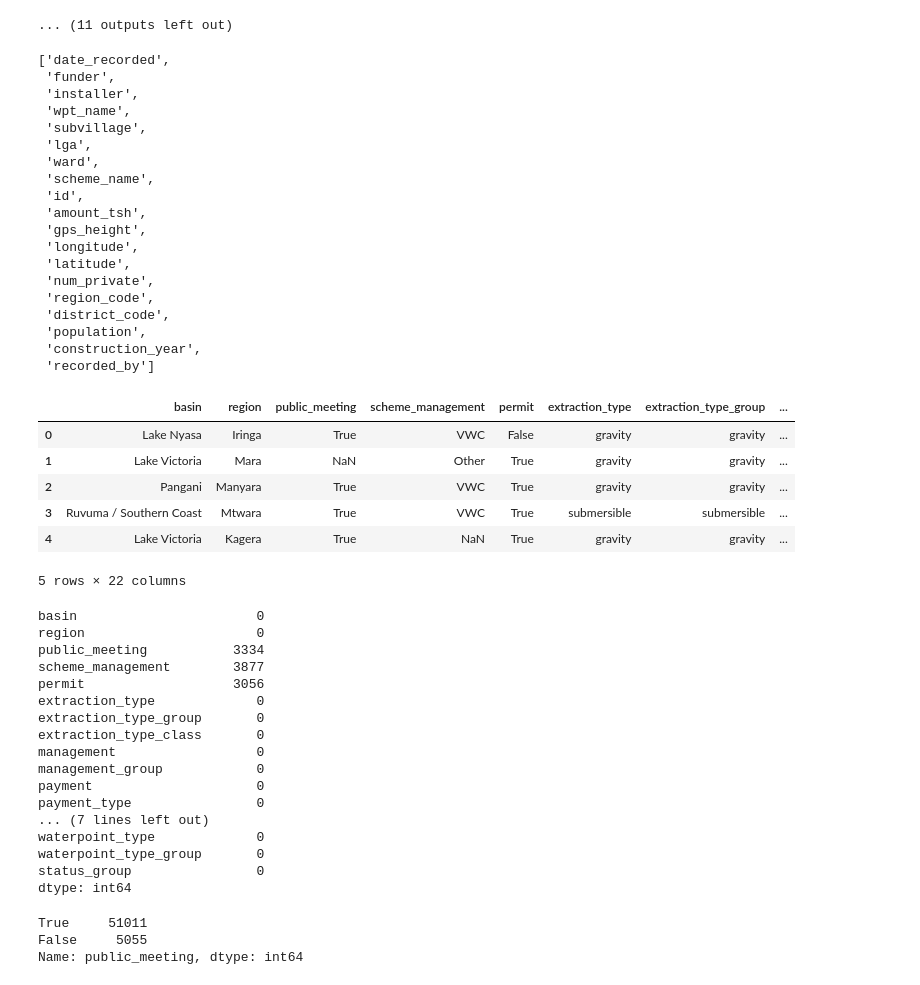
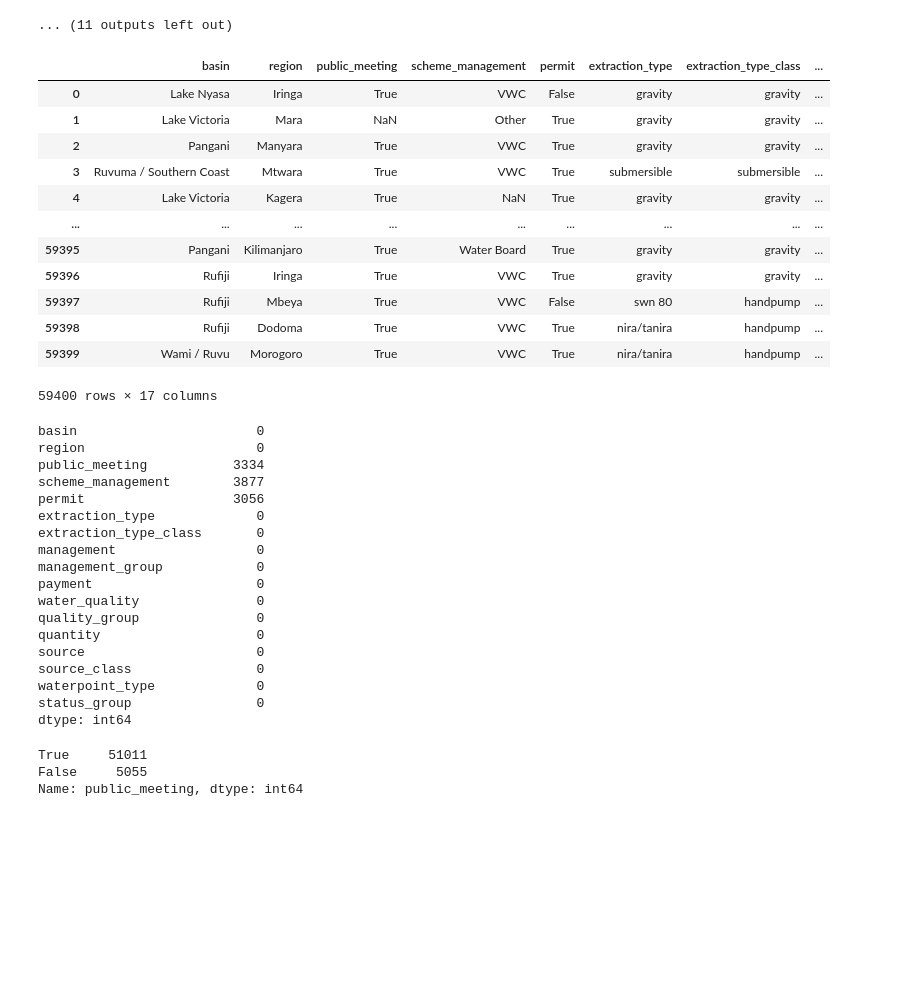
Before and after one commit to klsalcedo/tanzanian_water_wells, a Jupyter notebook: datacleaning.ipynb, the cells around one changed output. Cells and saved outputs as stored; diff of their text form; code cells hidden in the pictures; blank space fills up the shorter version.

```diff
--- a/datacleaning.ipynb
+++ b/datacleaning.ipynb
@@ -169,41 +175,28 @@ for column in categorical_var.columns:
 [figure]
 [figure]
 ... (11 outputs left out)
-# %%
-remove_.extend(continous_var)
-remove_.append('recorded_by')
-remove_
-# %% [output]
-['date_recorded',
- 'funder',
- 'installer',
- 'wpt_name',
- 'subvillage',
- 'lga',
- 'ward',
- 'scheme_name',
- 'id',
- 'amount_tsh',
- 'gps_height',
- 'longitude',
- 'latitude',
- 'num_private',
- 'region_code',
- 'district_code',
- 'population',
- 'construction_year',
- 'recorded_by']
+# %%
+remove_.extend(continous_var)
+duplicates = ['recorded_by','extraction_type_group','payment_type',
+               'quantity_group','source_type','waterpoint_type_group']
+remove_.extend(duplicates)
 # %%
 train = df2.drop(columns=remove_ , axis=1)
-train.head()
+train
 # %% [output]
-|  | basin | region | public_meeting | scheme_management | permit | extraction_type | extraction_type_group | ... |
+|  | basin | region | public_meeting | scheme_management | permit | extraction_type | extraction_type_class | ... |
 | 0 | Lake Nyasa | Iringa | True | VWC | False | gravity | gravity | ... |
 | 1 | Lake Victoria | Mara | NaN | Other | True | gravity | gravity | ... |
 | 2 | Pangani | Manyara | True | VWC | True | gravity | gravity | ... |
 | 3 | Ruvuma / Southern Coast | Mtwara | True | VWC | True | submersible | submersible | ... |
 | 4 | Lake Victoria | Kagera | True | NaN | True | gravity | gravity | ... |
+| ... | ... | ... | ... | ... | ... | ... | ... | ... |
+| 59395 | Pangani | Kilimanjaro | True | Water Board | True | gravity | gravity | ... |
+| 59396 | Rufiji | Iringa | True | VWC | True | gravity | gravity | ... |
+| 59397 | Rufiji | Mbeya | True | VWC | False | swn 80 | handpump | ... |
+| 59398 | Rufiji | Dodoma | True | VWC | True | nira/tanira | handpump | ... |
+| 59399 | Wami / Ruvu | Morogoro | True | VWC | True | nira/tanira | handpump | ... |
-5 rows × 22 columns
+59400 rows × 17 columns
 # %%
 train.isna().sum()
 # %% [output]
@@ -213,15 +206,16 @@ public_meeting           3334
 scheme_management        3877
 permit                   3056
 extraction_type             0
-extraction_type_group       0
 extraction_type_class       0
 management                  0
 management_group            0
 payment                     0
-payment_type                0
-... (7 lines left out)
+water_quality               0
+quality_group               0
+quantity                    0
+source                      0
+source_class                0
 waterpoint_type             0
-waterpoint_type_group       0
 status_group                0
 dtype: int64
 # %%
```
Also changed, not shown: parts of 22 cells of this notebook.
